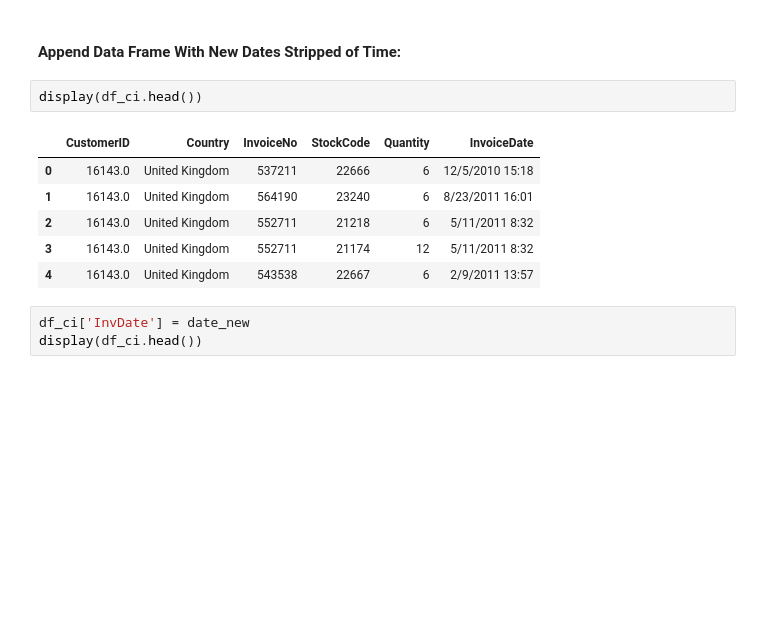
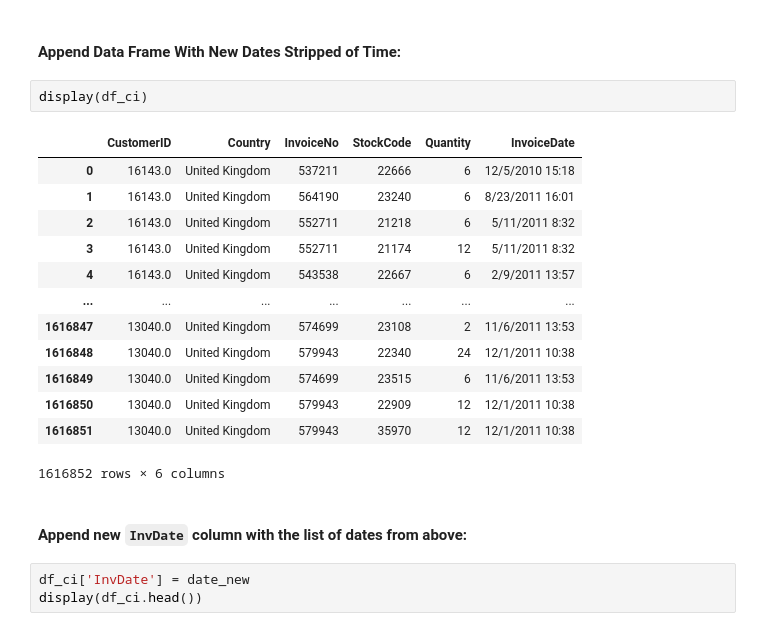
Before and after one commit to ADolbyB/data-science-python, a Jupyter notebook: 07_CaseStudy2/07_CaseStudy2.ipynb, the cells around one changed output. Saved outputs shown, nothing was run; the diff lists cells and outputs as text; blank space fills up the shorter version.

```diff
--- a/07_CaseStudy2/07_CaseStudy2.ipynb
+++ b/07_CaseStudy2/07_CaseStudy2.ipynb
@@ -296,14 +303,23 @@ display(date_new[0:25])
 # %% [markdown]
 #### Append Data Frame With New Dates Stripped of Time:
 # %%
-display(df_ci.head())
+display(df_ci)
 # %% [output]
 |  | CustomerID | Country | InvoiceNo | StockCode | Quantity | InvoiceDate |
 | 0 | 16143.0 | United Kingdom | 537211 | 22666 | 6 | 12/5/2010 15:18 |
 | 1 | 16143.0 | United Kingdom | 564190 | 23240 | 6 | 8/23/2011 16:01 |
 | 2 | 16143.0 | United Kingdom | 552711 | 21218 | 6 | 5/11/2011 8:32 |
 | 3 | 16143.0 | United Kingdom | 552711 | 21174 | 12 | 5/11/2011 8:32 |
 | 4 | 16143.0 | United Kingdom | 543538 | 22667 | 6 | 2/9/2011 13:57 |
+| ... | ... | ... | ... | ... | ... | ... |
+| 1616847 | 13040.0 | United Kingdom | 574699 | 23108 | 2 | 11/6/2011 13:53 |
+| 1616848 | 13040.0 | United Kingdom | 579943 | 22340 | 24 | 12/1/2011 10:38 |
+| 1616849 | 13040.0 | United Kingdom | 574699 | 23515 | 6 | 11/6/2011 13:53 |
+| 1616850 | 13040.0 | United Kingdom | 579943 | 22909 | 12 | 12/1/2011 10:38 |
+| 1616851 | 13040.0 | United Kingdom | 579943 | 35970 | 12 | 12/1/2011 10:38 |
+1616852 rows × 6 columns
+# %% [markdown]
+#### Append new `InvDate` column with the list of dates from above:
 # %%
 df_ci['InvDate'] = date_new
 display(df_ci.head())
```
Also changed, not shown: parts of 47 cells of this notebook.
